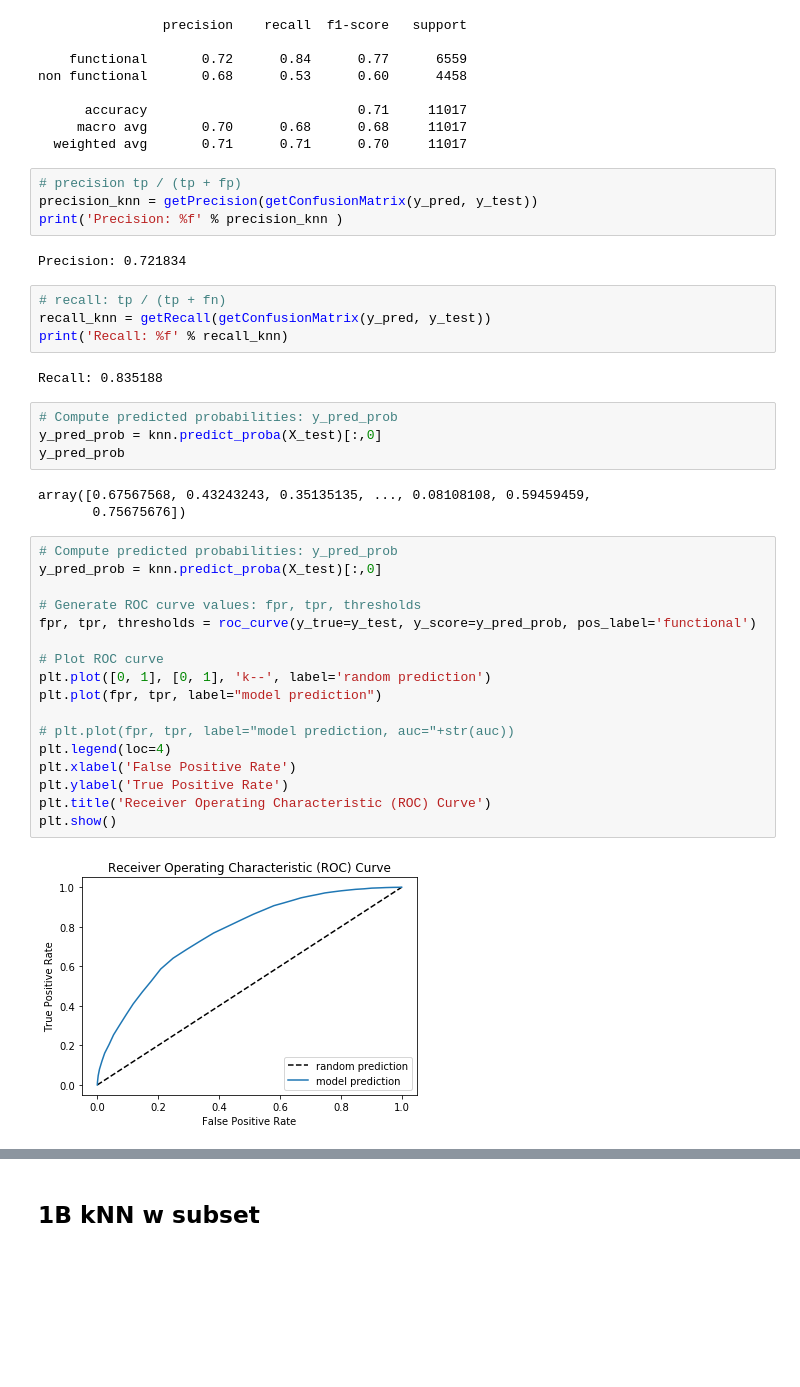
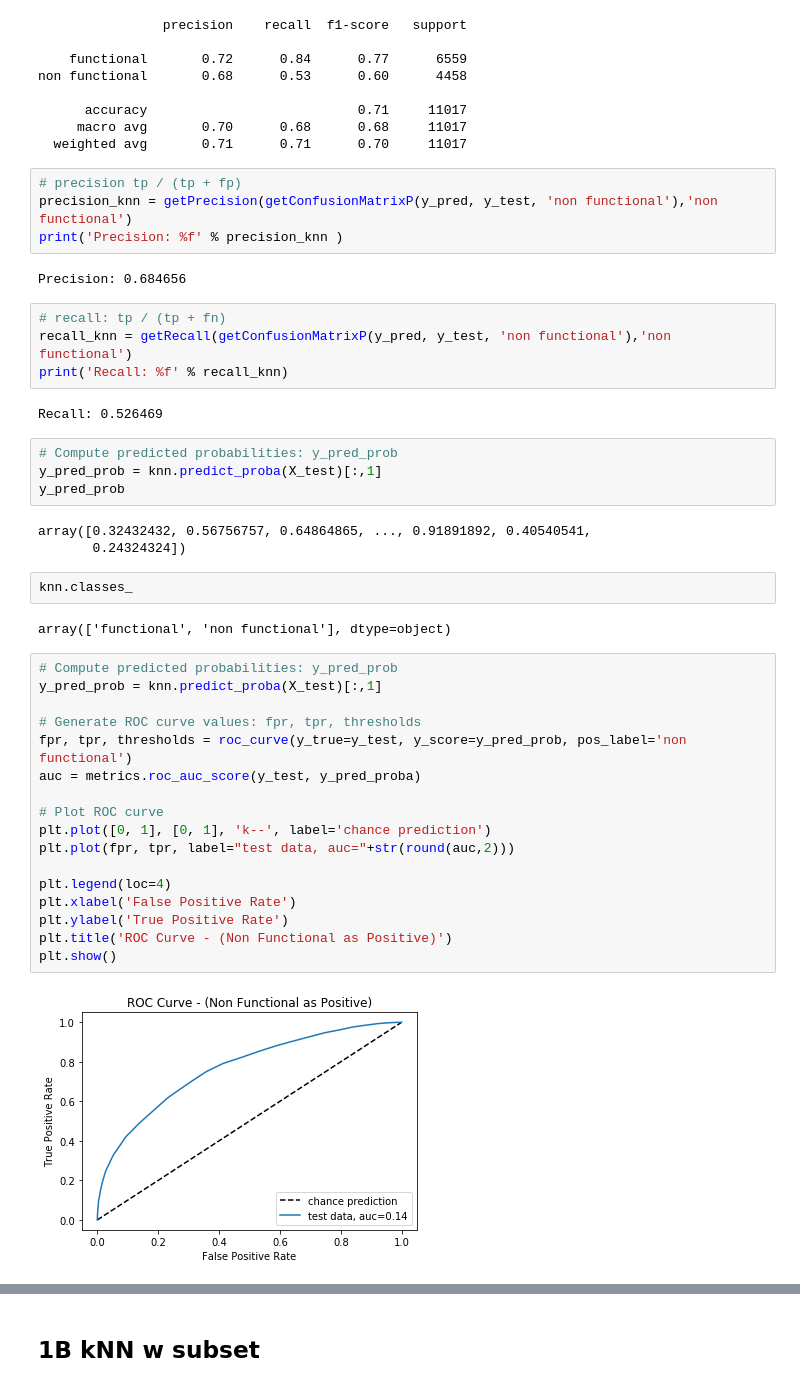
Before and after one commit to JayWang64/SpringboardDS, a Jupyter notebook: _Capstone 2/Report 2/notebooks/capstone project 2 - part 3 - machine learning model.ipynb, the cells around one changed output, grey strips where cells are left out. Drawn from its saved outputs; the diff is of its cells as text; blank space fills up the shorter version.

```diff
--- a/_Capstone 2/Report 2/notebooks/capstone project 2 - part 3 - machine learning model.ipynb
+++ b/_Capstone 2/Report 2/notebooks/capstone project 2 - part 3 - machine learning model.ipynb
@@ -228,40 +263,44 @@ non functional       0.68      0.53      0.60      4458
   weighted avg       0.71      0.71      0.70     11017
 # %%
 # precision tp / (tp + fp)
-precision_knn = getPrecision(getConfusionMatrix(y_pred, y_test))
+precision_knn = getPrecision(getConfusionMatrixP(y_pred, y_test, 'non functional'),'non functional')
 print('Precision: %f' % precision_knn )
 # %% [output]
-Precision: 0.721834
+Precision: 0.684656
 # %%
 # recall: tp / (tp + fn)
-recall_knn = getRecall(getConfusionMatrix(y_pred, y_test))
+recall_knn = getRecall(getConfusionMatrixP(y_pred, y_test, 'non functional'),'non functional')
 print('Recall: %f' % recall_knn)
 # %% [output]
-Recall: 0.835188
+Recall: 0.526469
 # %%
 # Compute predicted probabilities: y_pred_prob
-y_pred_prob = knn.predict_proba(X_test)[:,0]
+y_pred_prob = knn.predict_proba(X_test)[:,1]
 y_pred_prob
 # %% [output]
-array([0.67567568, 0.43243243, 0.35135135, ..., 0.08108108, 0.59459459,
-       0.75675676])
+array([0.32432432, 0.56756757, 0.64864865, ..., 0.91891892, 0.40540541,
+       0.24324324])
+# %%
+knn.classes_
+# %% [output]
+array(['functional', 'non functional'], dtype=object)
 # %%
 # Compute predicted probabilities: y_pred_prob
-y_pred_prob = knn.predict_proba(X_test)[:,0]
+y_pred_prob = knn.predict_proba(X_test)[:,1]
 
 # Generate ROC curve values: fpr, tpr, thresholds
-fpr, tpr, thresholds = roc_curve(y_true=y_test, y_score=y_pred_prob, pos_label='functional')
+fpr, tpr, thresholds = roc_curve(y_true=y_test, y_score=y_pred_prob, pos_label='non functional')
+auc = metrics.roc_auc_score(y_test, y_pred_proba)
 
 # Plot ROC curve
-plt.plot([0, 1], [0, 1], 'k--', label='random prediction')
-plt.plot(fpr, tpr, label="model prediction")
+plt.plot([0, 1], [0, 1], 'k--', label='chance prediction')
+plt.plot(fpr, tpr, label="test data, auc="+str(round(auc,2)))
 
-# plt.plot(fpr, tpr, label="model prediction, auc="+str(auc))
 plt.legend(loc=4)
 plt.xlabel('False Positive Rate')
 plt.ylabel('True Positive Rate')
-plt.title('Receiver Operating Characteristic (ROC) Curve')
+plt.title('ROC Curve - (Non Functional as Positive)')
 plt.show()
 # %% [output]
-[figure, old version]
+[figure, new version]
 # %%
```
Also changed, not shown: parts of 32 cells of this notebook, 1 other file.
